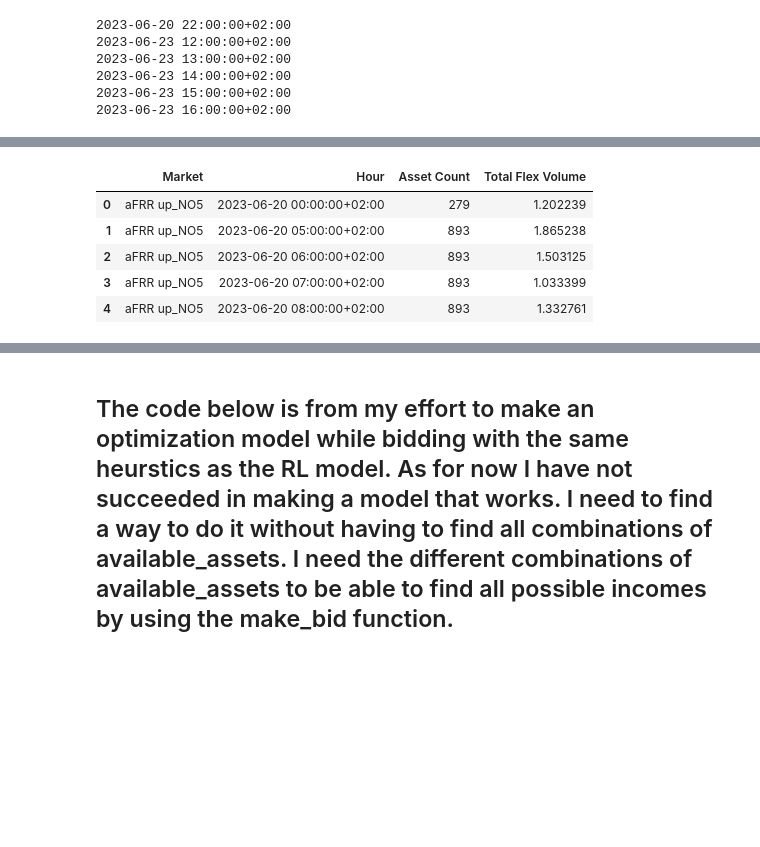
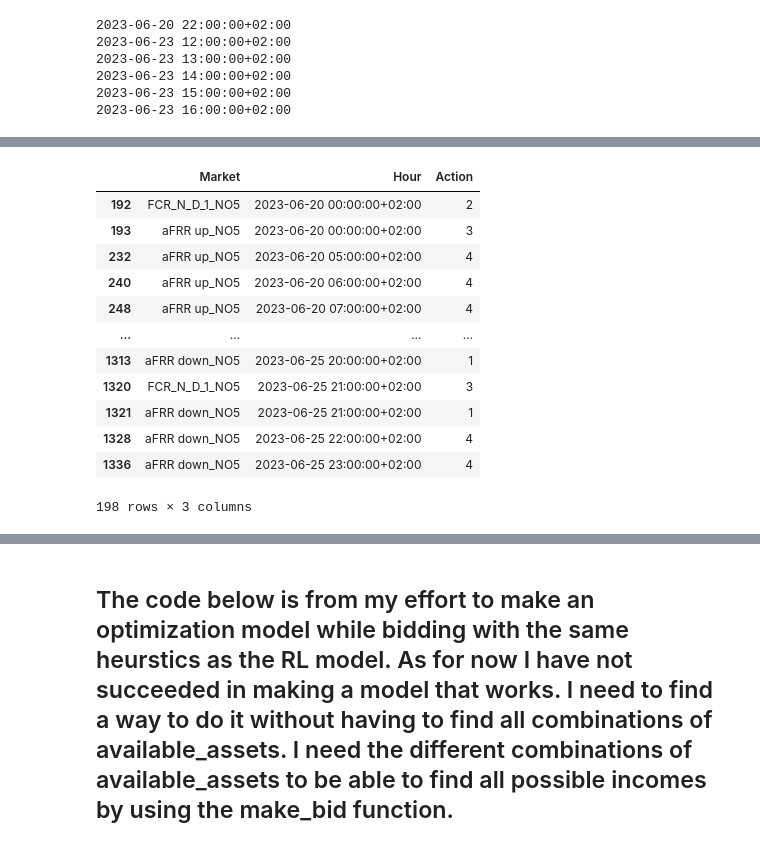
Before and after one commit to sandermeland/master-kode, a Jupyter notebook: bidding_v_5.ipynb, the cells around one changed output, grey strips where cells are left out. Cells and saved outputs as stored; diff of their text form; code cells hidden in the pictures; blank space fills up the shorter version.

```diff
--- a/bidding_v_5.ipynb
+++ b/bidding_v_5.ipynb
@@ -702,12 +1323,3 @@ rev
-# %%
-e_dict[2].head()
-# %% [output]
-|  | Market | Hour | Asset Count | Total Flex Volume |
-| 0 | aFRR up_NO5 | 2023-06-20 00:00:00+02:00 | 279 | 1.202239 |
-| 1 | aFRR up_NO5 | 2023-06-20 05:00:00+02:00 | 893 | 1.865238 |
-| 2 | aFRR up_NO5 | 2023-06-20 06:00:00+02:00 | 893 | 1.503125 |
-| 3 | aFRR up_NO5 | 2023-06-20 07:00:00+02:00 | 893 | 1.033399 |
-| 4 | aFRR up_NO5 | 2023-06-20 08:00:00+02:00 | 893 | 1.332761 |
 # %%
 make_plots_for_sol(sol_df = mcd, sol_name= "Optimization", y_axis_name= "Asset Count")
 # %%
@@ -717,3 +1338,19 @@ make_plots_for_sol(sol_df = e_dict[2], sol_name= "RL with opt_sol", y_axis_name=
+# %%
+adf
+# %% [output]
+|  | Market | Hour | Action |
+| 192 | FCR_N_D_1_NO5 | 2023-06-20 00:00:00+02:00 | 2 |
+| 193 | aFRR up_NO5 | 2023-06-20 00:00:00+02:00 | 3 |
+| 232 | aFRR up_NO5 | 2023-06-20 05:00:00+02:00 | 4 |
+| 240 | aFRR up_NO5 | 2023-06-20 06:00:00+02:00 | 4 |
+| 248 | aFRR up_NO5 | 2023-06-20 07:00:00+02:00 | 4 |
+| ... | ... | ... | ... |
+| 1313 | aFRR down_NO5 | 2023-06-25 20:00:00+02:00 | 1 |
+| 1320 | FCR_N_D_1_NO5 | 2023-06-25 21:00:00+02:00 | 3 |
+| 1321 | aFRR down_NO5 | 2023-06-25 21:00:00+02:00 | 1 |
+| 1328 | aFRR down_NO5 | 2023-06-25 22:00:00+02:00 | 4 |
+| 1336 | aFRR down_NO5 | 2023-06-25 23:00:00+02:00 | 4 |
+198 rows × 3 columns
 # %%
 def compare_solutions_as_dicts(mcd, e_df, adf, actions : bool = True):
     #convert the dataframes to dictionaries where the keys are hours and the values are a list of markets which has bids in the given hour
```
Also changed, not shown: parts of 67 cells of this notebook.
